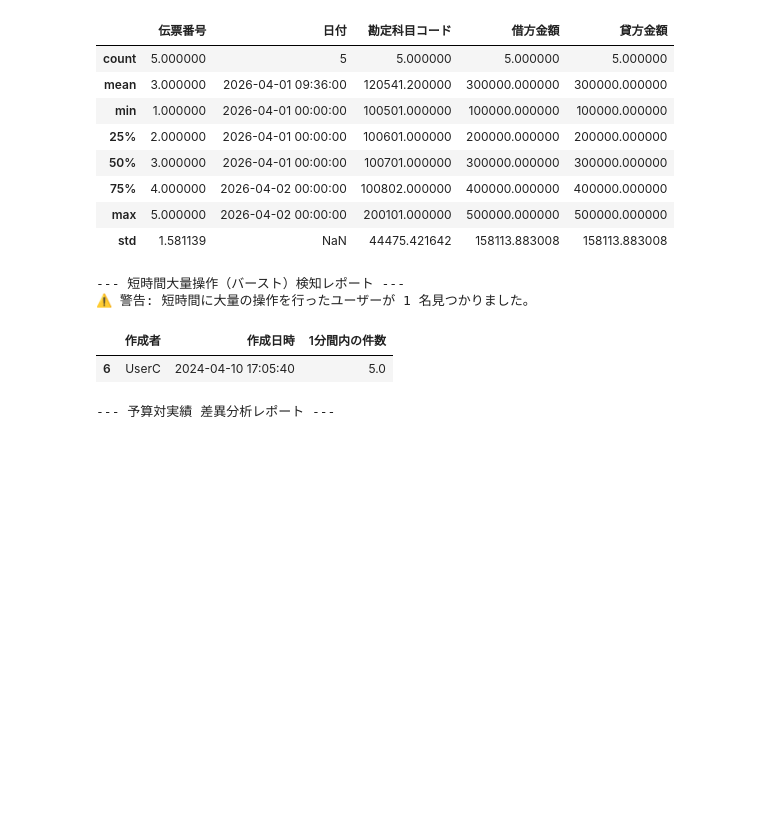
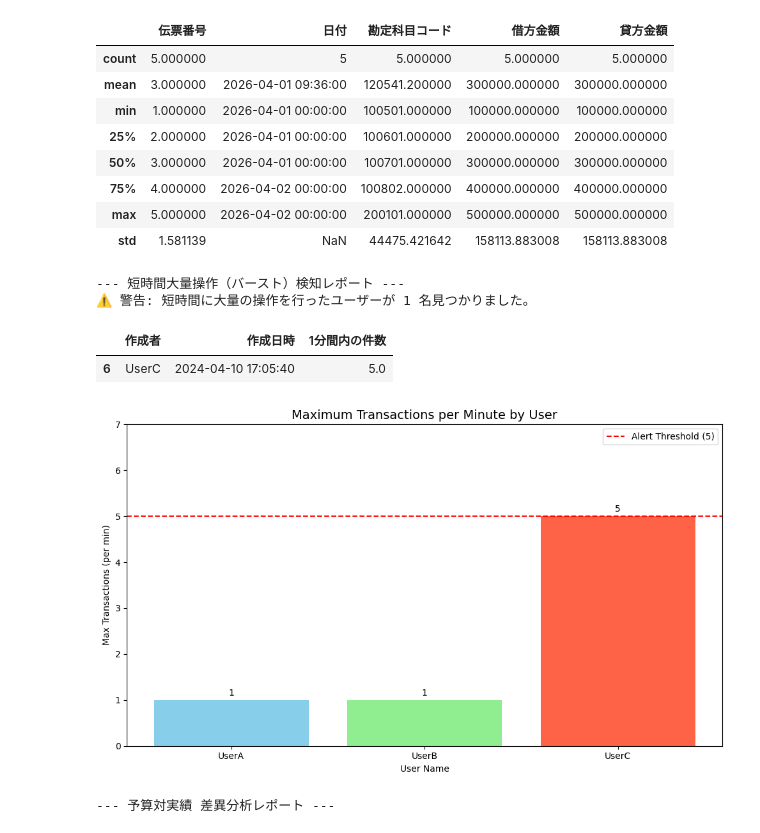
Before and after one commit to Koji-Accounting-Tech/D365-Finance-Data-Validator, a Jupyter notebook: D365_Data_Processing.ipynb, the cells around one changed output. Cells and saved outputs as stored; diff of their text form; code cells hidden in the pictures; blank space fills up the shorter version.

```diff
--- a/D365_Data_Processing.ipynb
+++ b/D365_Data_Processing.ipynb
@@ -50,33 +50,65 @@ log_data = {
     '作成者': ['UserA', 'UserB', 'UserC', 'UserC', 'UserC', 'UserC', 'UserC']
 }
 df_logs = pd.DataFrame(log_data)
 df_logs['作成日時'] = pd.to_datetime(df_logs['作成日時'])
 
 # 2. ユーザーごとに1分間のウィンドウで件数をカウントする
 # ※ '1min' という指定で1分間の幅を見ます
 df_logs = df_logs.sort_values('作成日時') # 時間順に並べ替え
 df_logs = df_logs.set_index('作成日時')    # 時間をインデックス（索引）にする
 
 # ユーザーごとにグループ化し、1分間（Rolling 1min）の件数を算出
 burst_check = df_logs.groupby('作成者')['伝票番号'].rolling('1min').count()
 burst_check = burst_check.reset_index()
 burst_check.columns = ['作成者', '作成日時', '1分間内の件数']
 
 # 3. 異常判定（1分間に5件以上を異常とする）
 alert_threshold = 5
 alerts = burst_check[burst_check['1分間内の件数'] >= alert_threshold]
 
 print("--- 短時間大量操作（バースト）検知レポート ---")
 if len(alerts) > 0:
     print(f"⚠️ 警告: 短時間に大量の操作を行ったユーザーが {len(alerts['作成者'].unique())} 名見つかりました。")
     display(alerts)
 else:
     print("✅ 全てのユーザーの操作頻度は正常範囲内です。")
+
+import matplotlib.pyplot as plt
+
+# 4. ユーザーごとの「最大同時操作数」を抽出
+# 各作成者の中で、最も高かった「1分間内の件数」を取得します
+user_max_burst = burst_check.groupby('作成者')['1分間内の件数'].max().reset_index()
+
+# 5. データの準備（英語表記に変換してグローバル対応）
+# 日本語が含まれる場合は英語にマップします
+user_labels = user_max_burst['作成者']
+max_values = user_max_burst['1分間内の件数']
+
+# 6. グラフの作成
+fig, ax = plt.subplots(figsize=(10, 6))
+bars = ax.bar(user_labels, max_values, color=['skyblue', 'lightgreen', 'tomato'])
+
+# 7. タイトルとラベルの設定（英語）
+ax.set_title('Maximum Transactions per Minute by User', fontsize=14)
+ax.set_xlabel('User Name')
+ax.set_ylabel('Max Transactions (per min)')
+ax.set_ylim(0, max(max_values) + 2) # 上部に少し余白を作る
+
+# 8. 数値ラベルを棒の上に表示
+ax.bar_label(bars, padding=3, fmt='%.0f')
+
+# 異常値（しきい値5）に水平線を引く（エスカレーションエンジニアらしい演出）
+ax.axhline(y=5, color='red', linestyle='--', label='Alert Threshold (5)')
+ax.legend()
+
+plt.tight_layout()
+plt.show()
 # %% [output]
 --- 短時間大量操作（バースト）検知レポート ---
 ⚠️ 警告: 短時間に大量の操作を行ったユーザーが 1 名見つかりました。
 |  | 作成者 | 作成日時 | 1分間内の件数 |
 | 6 | UserC | 2024-04-10 17:05:40 | 5.0 |
+[figure, added]
 # %%
 import pandas as pd
 
```
